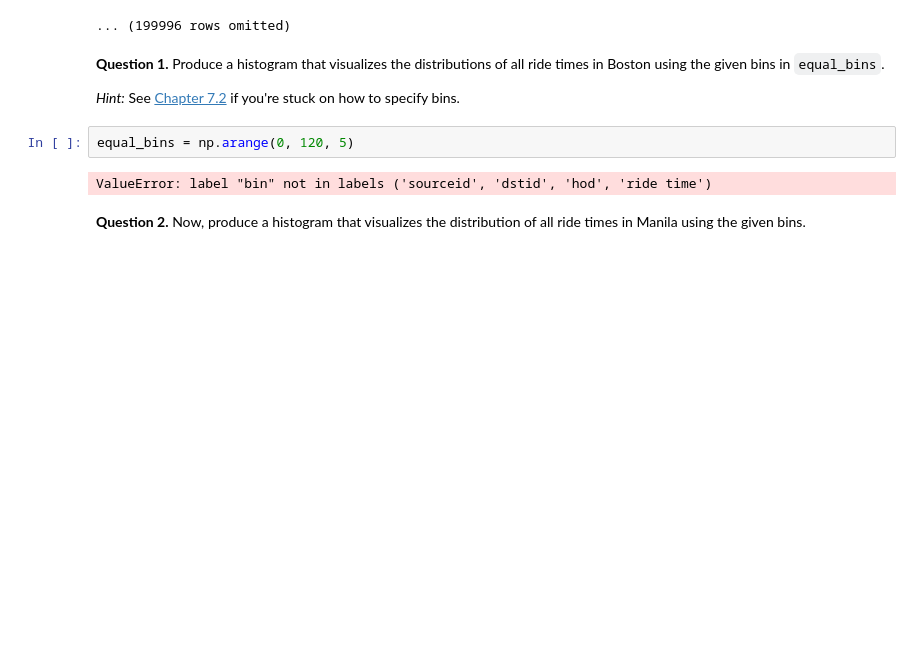
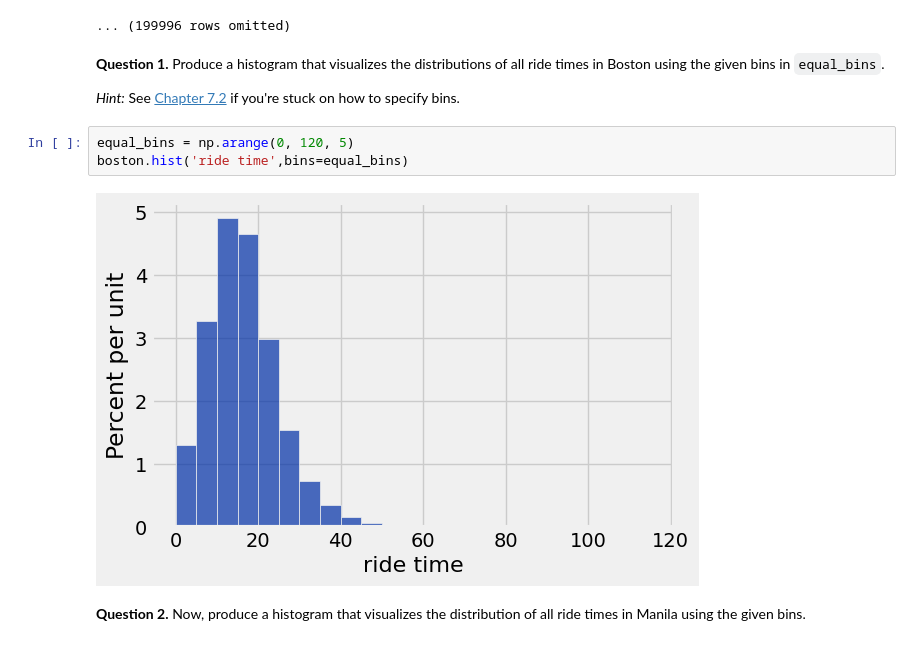
Before and after one commit to cplahn/cplahn_DATA_Fall, a Jupyter notebook: hw03/hw03.ipynb, the cells around one changed output. Cells and saved outputs as stored; diff of their text form; blank space fills up the shorter version.

```diff
--- a/hw03/hw03.ipynb
+++ b/hw03/hw03.ipynb
@@ -359,8 +344,9 @@ Manila Table
 *Hint:* See [Chapter 7.2](https://inferentialthinking.com/chapters/07/2/Visualizing_Numerical_Distributions.html) if you're stuck on how to specify bins.
 # %%
 equal_bins = np.arange(0, 120, 5)
+boston.hist('ride time',bins=equal_bins)
 # %% [output]
-ValueError: label "bin" not in labels ('sourceid', 'dstid', 'hod', 'ride time')
+[figure, added]
 # %% [markdown]
 <!-- END QUESTION -->
 
```
Also changed, not shown: parts of 17 cells of this notebook, 4 other files.
